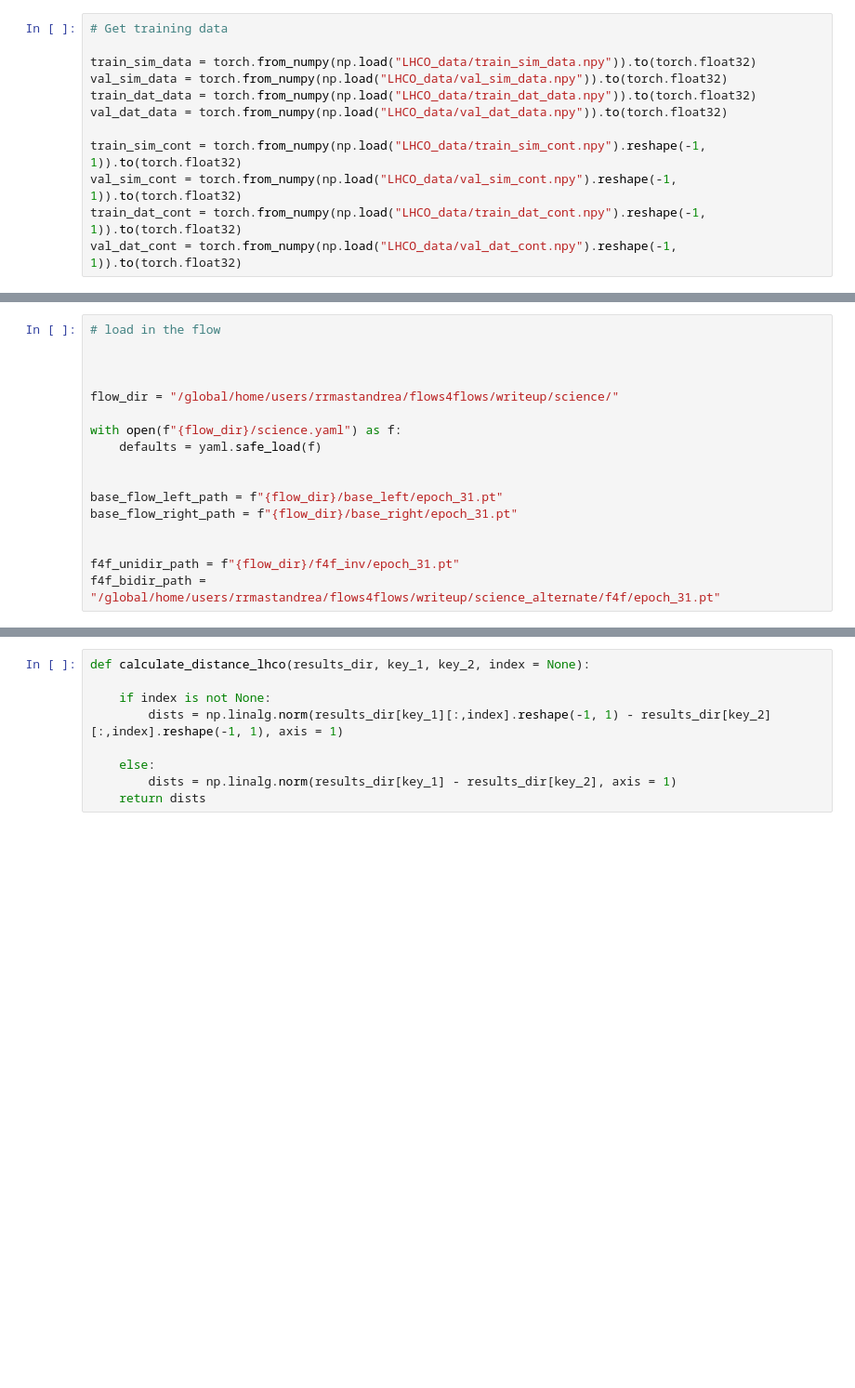
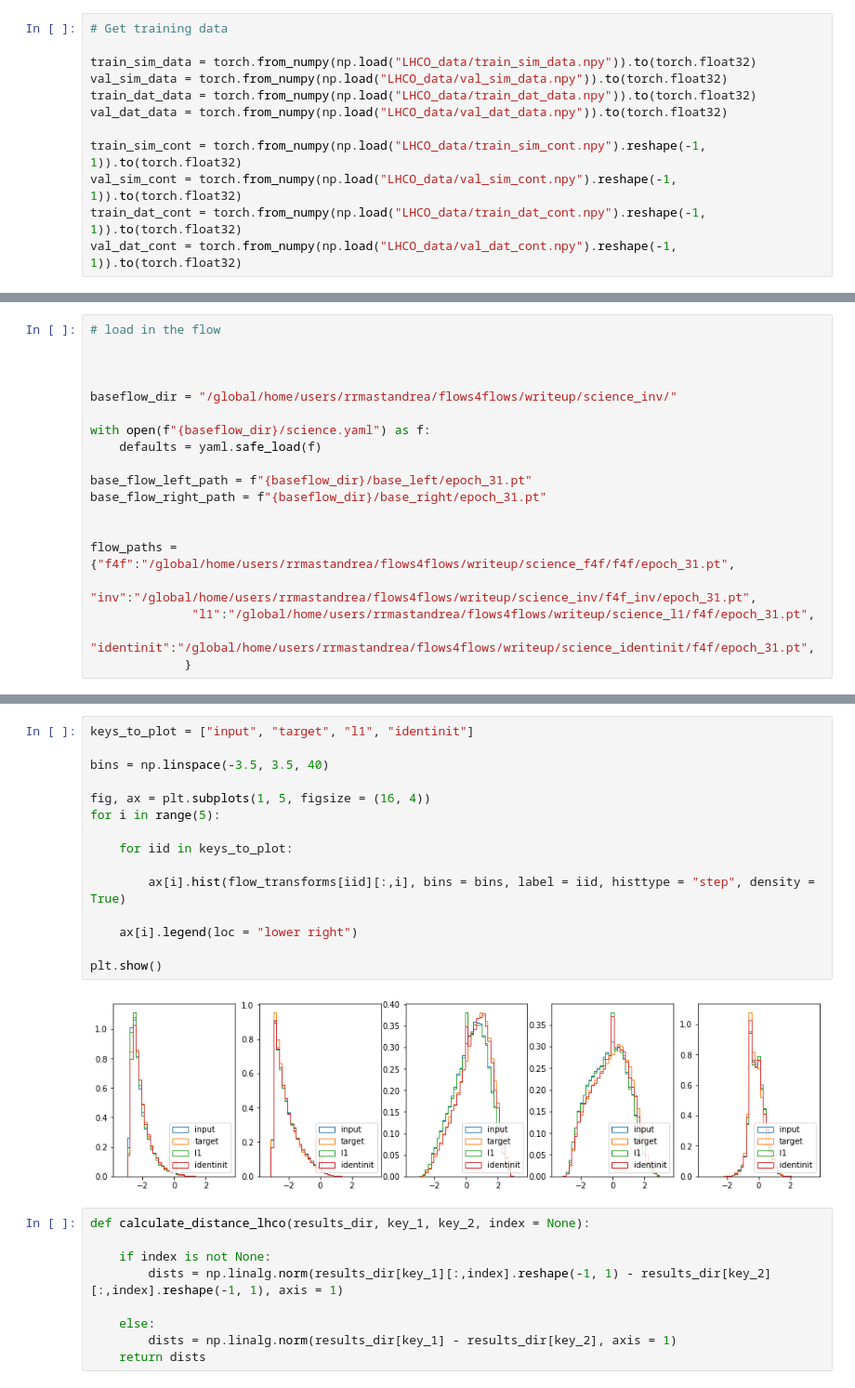
Before and after one commit to rmastand/flows4flows, a Jupyter notebook: calc_distances_toy.ipynb, the cells around one changed output, grey strips where cells are left out. Shown: that part at 93% size. Saved outputs shown, nothing was run; the diff lists cells and outputs as text; blank space fills up the shorter version.

```diff
--- a/calc_distances_toy.ipynb
+++ b/calc_distances_toy.ipynb
@@ -292,17 +291,19 @@ plt.show()
 
 
 
-flow_dir = "/global/home/users/rrmastandrea/flows4flows/writeup/science/"
+baseflow_dir = "/global/home/users/rrmastandrea/flows4flows/writeup/science_inv/"
 
-with open(f"{flow_dir}/science.yaml") as f:
+with open(f"{baseflow_dir}/science.yaml") as f:
     defaults = yaml.safe_load(f)
 
-
-base_flow_left_path = f"{flow_dir}/base_left/epoch_31.pt"
-base_flow_right_path = f"{flow_dir}/base_right/epoch_31.pt"
+base_flow_left_path = f"{baseflow_dir}/base_left/epoch_31.pt"
+base_flow_right_path = f"{baseflow_dir}/base_right/epoch_31.pt"
 
 
-f4f_unidir_path = f"{flow_dir}/f4f_inv/epoch_31.pt"
-f4f_bidir_path = "/global/home/users/rrmastandrea/flows4flows/writeup/science_alternate/f4f/epoch_31.pt"
+flow_paths = {"f4f":"/global/home/users/rrmastandrea/flows4flows/writeup/science_f4f/f4f/epoch_31.pt",
+              "inv":"/global/home/users/rrmastandrea/flows4flows/writeup/science_inv/f4f_inv/epoch_31.pt",
+              "l1":"/global/home/users/rrmastandrea/flows4flows/writeup/science_l1/f4f/epoch_31.pt",
+              "identinit":"/global/home/users/rrmastandrea/flows4flows/writeup/science_identinit/f4f/epoch_31.pt",
+             }
 # %%
 # load in the flow
@@ -441,3 +425,20 @@ plt.show()
+# %%
+keys_to_plot = ["input", "target", "l1", "identinit"]
+
+bins = np.linspace(-3.5, 3.5, 40)
+
+fig, ax = plt.subplots(1, 5, figsize = (16, 4))
+for i in range(5):
+
+    for iid in keys_to_plot:
+
+        ax[i].hist(flow_transforms[iid][:,i], bins = bins, label = iid, histtype = "step", density = True)
+
+    ax[i].legend(loc = "lower right")
+
+plt.show()
+# %% [output]
+[figure, added]
 # %%
 def calculate_distance_lhco(results_dir, key_1, key_2, index = None):
 
```
Also changed, not shown: parts of 12 cells of this notebook.
